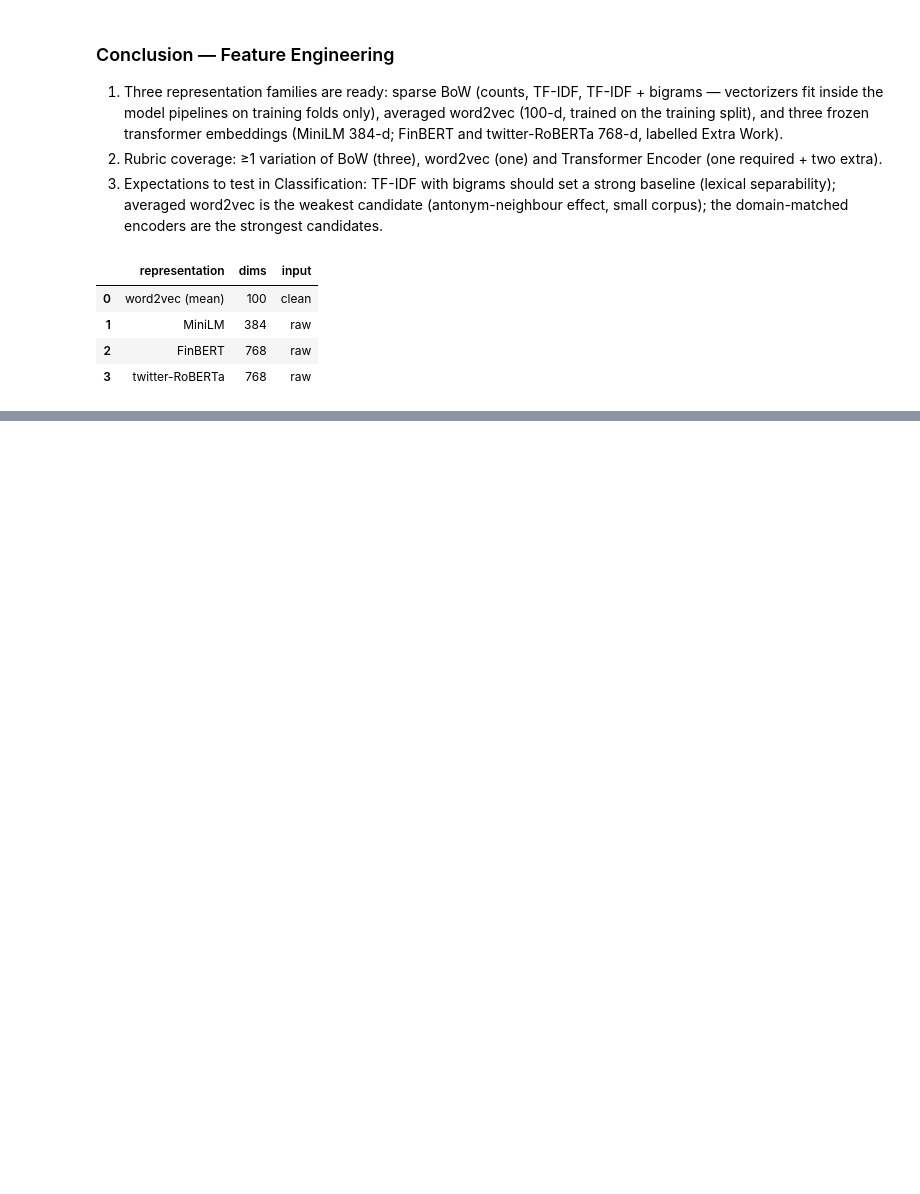
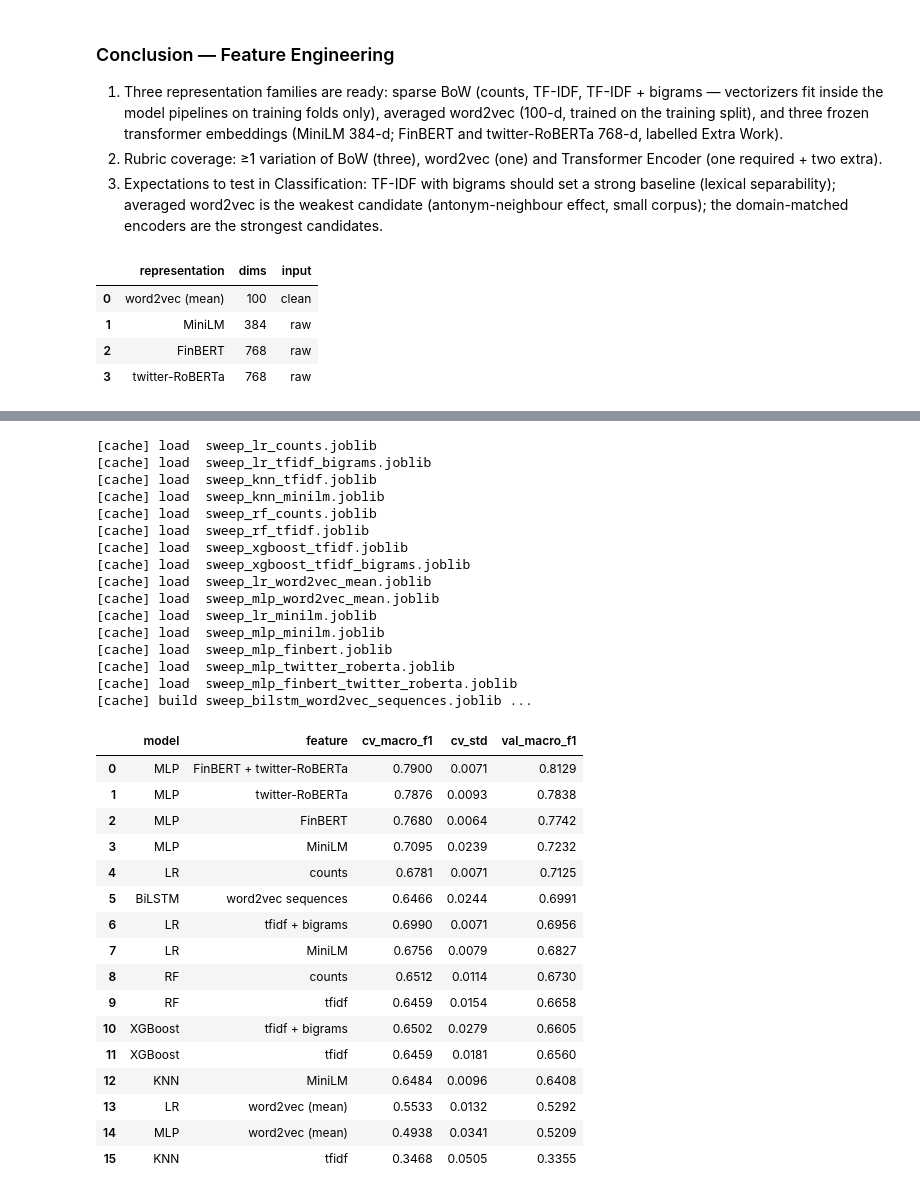
Before and after one commit to simon-sazonov/Text_Mining, a Jupyter notebook: group_12/tm_tests_12_v2.ipynb, the cells around one changed output, grey strips where cells are left out. Drawn from its saved outputs; the diff is of its cells as text; code cells hidden in the pictures; blank space fills up the shorter version.

```diff
--- a/group_12/tm_tests_12_v2.ipynb
+++ b/group_12/tm_tests_12_v2.ipynb
@@ -922,0 +1021,59 @@ pd.DataFrame([{"representation": k, "dims": v["train"].shape[1], "input": "clean
+# %%
+from sklearn.model_selection import StratifiedKFold, cross_val_score
+
+def slug(s):
+    return re.sub(r"[^a-z0-9]+", "_", s.lower()).strip("_")
+
+skf = StratifiedKFold(n_splits=5, shuffle=True, random_state=RANDOM_STATE)
+sweep_rows, cv_scores_by_model = [], {}
+
+for feat, model_name, Xtr, Xv, est in MODELS:
+    # RF/XGB parallelise internally — run their folds sequentially to avoid oversubscription
+    cv_jobs = 1 if model_name in ("RF", "XGBoost", "BiLSTM") else -1
+    def build(est=est, Xtr=Xtr, Xv=Xv, cv_jobs=cv_jobs):
+        cv = cross_val_score(est, Xtr, y_train, scoring="f1_macro", cv=skf, n_jobs=cv_jobs)
+        est.fit(Xtr, y_train)
+        return {"cv": cv, "val_pred": est.predict(Xv)}
+    result = load_or_build(f"sweep_{slug(model_name)}_{slug(feat)}.joblib", build)
+    val_f1 = evaluate(y_val, result["val_pred"], feat, model_name, show=False)
+    cv_scores_by_model[f"{model_name} / {feat}"] = result["cv"]
+    sweep_rows.append({"model": model_name, "feature": feat,
+                       "cv_macro_f1": result["cv"].mean(), "cv_std": result["cv"].std(),
+                       "val_macro_f1": val_f1})
+
+sweep_df = pd.DataFrame(sweep_rows).sort_values("val_macro_f1", ascending=False).reset_index(drop=True)
+sweep_df.round(4)
+# %% [output]
+[cache] load  sweep_lr_counts.joblib
+[cache] load  sweep_lr_tfidf_bigrams.joblib
+[cache] load  sweep_knn_tfidf.joblib
+[cache] load  sweep_knn_minilm.joblib
+[cache] load  sweep_rf_counts.joblib
+[cache] load  sweep_rf_tfidf.joblib
+[cache] load  sweep_xgboost_tfidf.joblib
+[cache] load  sweep_xgboost_tfidf_bigrams.joblib
+[cache] load  sweep_lr_word2vec_mean.joblib
+[cache] load  sweep_mlp_word2vec_mean.joblib
+[cache] load  sweep_lr_minilm.joblib
+[cache] load  sweep_mlp_minilm.joblib
+[cache] load  sweep_mlp_finbert.joblib
+[cache] load  sweep_mlp_twitter_roberta.joblib
+[cache] load  sweep_mlp_finbert_twitter_roberta.joblib
+[cache] build sweep_bilstm_word2vec_sequences.joblib ...
+|  | model | feature | cv_macro_f1 | cv_std | val_macro_f1 |
+| 0 | MLP | FinBERT + twitter-RoBERTa | 0.7900 | 0.0071 | 0.8129 |
+| 1 | MLP | twitter-RoBERTa | 0.7876 | 0.0093 | 0.7838 |
+| 2 | MLP | FinBERT | 0.7680 | 0.0064 | 0.7742 |
+| 3 | MLP | MiniLM | 0.7095 | 0.0239 | 0.7232 |
+| 4 | LR | counts | 0.6781 | 0.0071 | 0.7125 |
+| 5 | BiLSTM | word2vec sequences | 0.6466 | 0.0244 | 0.6991 |
+| 6 | LR | tfidf + bigrams | 0.6990 | 0.0071 | 0.6956 |
+| 7 | LR | MiniLM | 0.6756 | 0.0079 | 0.6827 |
+| 8 | RF | counts | 0.6512 | 0.0114 | 0.6730 |
+| 9 | RF | tfidf | 0.6459 | 0.0154 | 0.6658 |
+| 10 | XGBoost | tfidf + bigrams | 0.6502 | 0.0279 | 0.6605 |
+| 11 | XGBoost | tfidf | 0.6459 | 0.0181 | 0.6560 |
+| 12 | KNN | MiniLM | 0.6484 | 0.0096 | 0.6408 |
+| 13 | LR | word2vec (mean) | 0.5533 | 0.0132 | 0.5292 |
+| 14 | MLP | word2vec (mean) | 0.4938 | 0.0341 | 0.5209 |
+| 15 | KNN | tfidf | 0.3468 | 0.0505 | 0.3355 |
```
Also changed, not shown: parts of 19 cells of this notebook, 2 other files.
